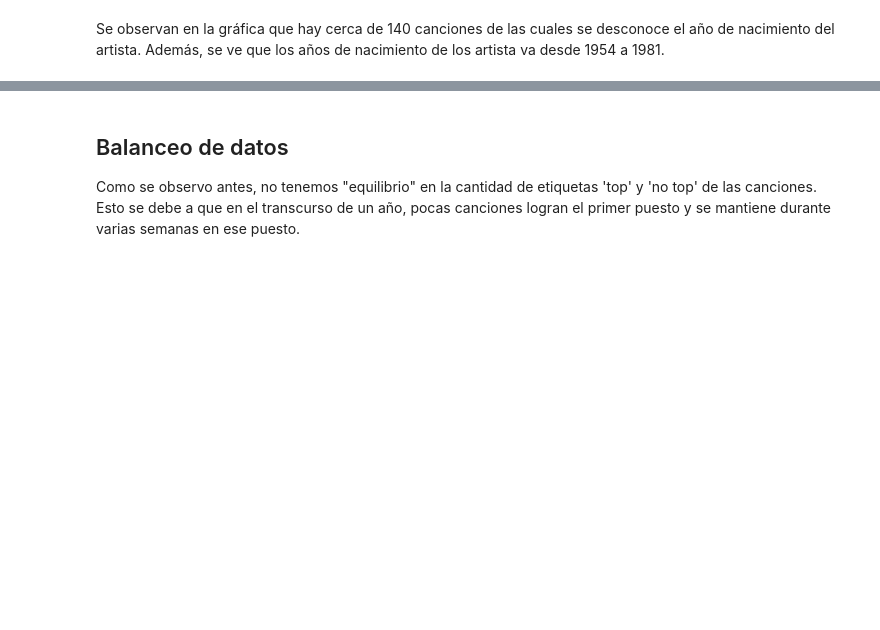
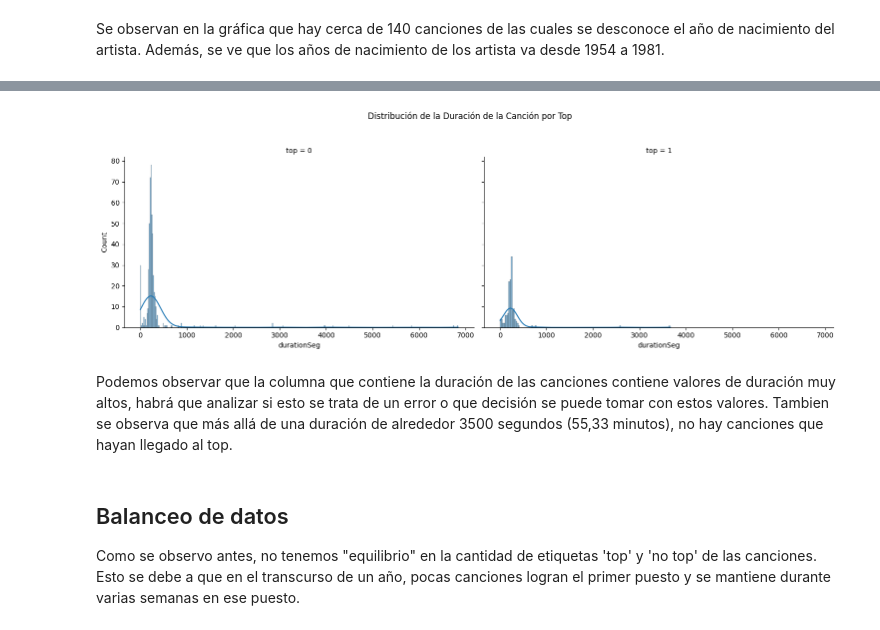
Before and after one commit to Goa126/Python, a Jupyter notebook: Arboles de decisión/arboles_de_decision.ipynb, the cells around one changed output, grey strips where cells are left out. Cells and saved outputs as stored; diff of their text form; code cells hidden in the pictures; blank space fills up the shorter version.

```diff
--- a/Arboles de decisión/arboles_de_decision.ipynb
+++ b/Arboles de decisión/arboles_de_decision.ipynb
@@ -130,3 +184,14 @@ Se observan en la gráfica que hay cerca de 140 canciones de las cuales se desco
+# %%
+g = sns.FacetGrid(data, col='top', height=5, aspect=1.5)
+g.map(sns.histplot, 'durationSeg', kde=True)
+g.add_legend()
+plt.subplots_adjust(top=0.8)
+g.fig.suptitle('Distribución de la Duración de la Canción por Top')
+plt.show()
+# %% [output]
+[figure, added]
+# %% [markdown]
+Podemos observar que la columna que contiene la duración de las canciones contiene valores de duración muy altos, habrá que analizar si esto se trata de un error o que decisión se puede tomar con estos valores. Tambien se observa que más allá de una duración de alrededor 3500 segundos (55,33 minutos), no hay canciones que hayan llegado al top.
 # %% [markdown]
 ## Balanceo de datos
 
```
Also changed, not shown: parts of 66 cells of this notebook, 5 other files.
